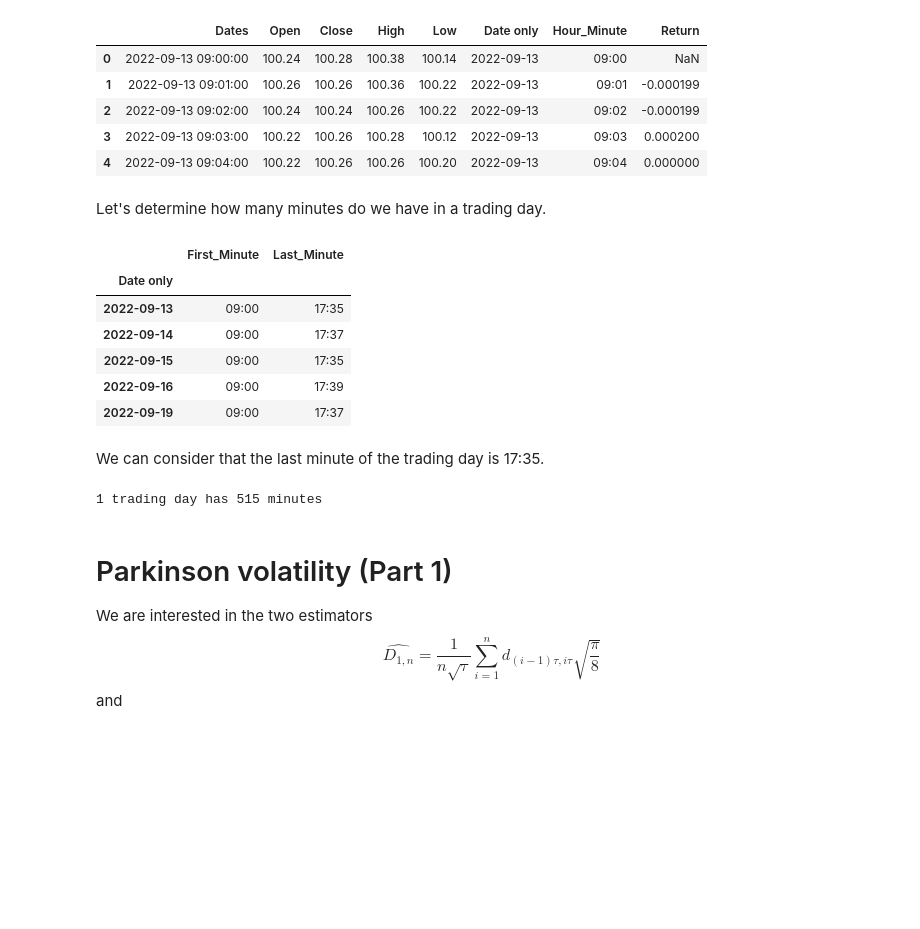
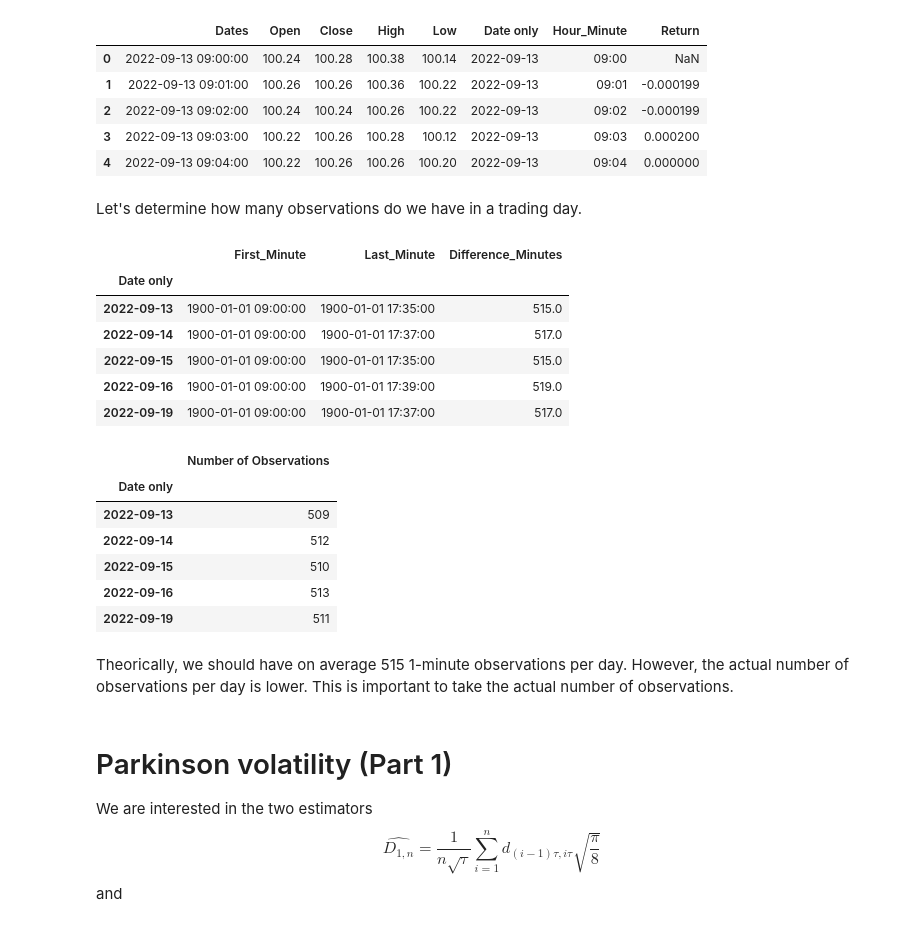
Before and after one commit to dianemans/Proj1_NPFD, a Jupyter notebook: M. Garcin/Project Part 1_serial dependence of Parkinson volatility.ipynb, the cells around one changed output. Drawn from its saved outputs; the diff is of its cells as text; code cells hidden in the pictures; blank space fills up the shorter version.

```diff
--- a/M. Garcin/Project Part 1_serial dependence of Parkinson volatility.ipynb
+++ b/M. Garcin/Project Part 1_serial dependence of Parkinson volatility.ipynb
@@ -47,31 +47,52 @@ data_AIR.head()
 | 3 | 2022-09-13 09:03:00 | 100.22 | 100.26 | 100.28 | 100.12 | 2022-09-13 | 09:03 | 0.000200 |
 | 4 | 2022-09-13 09:04:00 | 100.22 | 100.26 | 100.26 | 100.20 | 2022-09-13 | 09:04 | 0.000000 |
 # %% [markdown]
-Let's determine how many minutes do we have in a trading day.
+Let's determine how many observations do we have in a trading day.
 # %%
 # Group by 'Date only' and get the first and last minute for each date
 first_last_minutes = data_AIR.groupby('Date only').agg({'Hour_Minute': ['first', 'last']})
 
 # Flatten the MultiIndex columns
 first_last_minutes.columns = ['First_Minute', 'Last_Minute']
 
+# Specify the datetime format
+datetime_format = '%H:%M'  # Adjust this format to match your datetime strings
+
+# Calculate the difference in minutes between the first and last minute
+first_last_minutes['First_Minute'] = pd.to_datetime(first_last_minutes['First_Minute'], format=datetime_format)
+first_last_minutes['Last_Minute'] = pd.to_datetime(first_last_minutes['Last_Minute'], format=datetime_format)
+first_last_minutes['Difference_Minutes'] = (first_last_minutes['Last_Minute'] - first_last_minutes['First_Minute']).dt.total_seconds() / 60
+
 first_last_minutes.head()
 # %% [output]
-|  | First_Minute | Last_Minute |
-| Date only |  |  |
-| 2022-09-13 | 09:00 | 17:35 |
-| 2022-09-14 | 09:00 | 17:37 |
-| 2022-09-15 | 09:00 | 17:35 |
-| 2022-09-16 | 09:00 | 17:39 |
-| 2022-09-19 | 09:00 | 17:37 |
+|  | First_Minute | Last_Minute | Difference_Minutes |
+| Date only |  |  |  |
+| 2022-09-13 | 1900-01-01 09:00:00 | 1900-01-01 17:35:00 | 515.0 |
+| 2022-09-14 | 1900-01-01 09:00:00 | 1900-01-01 17:37:00 | 517.0 |
+| 2022-09-15 | 1900-01-01 09:00:00 | 1900-01-01 17:35:00 | 515.0 |
+| 2022-09-16 | 1900-01-01 09:00:00 | 1900-01-01 17:39:00 | 519.0 |
+| 2022-09-19 | 1900-01-01 09:00:00 | 1900-01-01 17:37:00 | 517.0 |
-# %% [markdown]
-We can consider that the last minute of the trading day is 17:35.
-# %%
-# Calculate the number of minute per day
-minutes_per_day = 60 * 8 + 35
-print(f'1 trading day has {minutes_per_day} minutes')
-# %% [output]
-1 trading day has 515 minutes
+# %%
+obs_per_day = data_AIR.groupby('Date only').size()
+
+# Convert the result to a DataFrame for better readability (optional)
+obs_per_day = obs_per_day.reset_index(name='Number of Observations')
+
+# Reindex the DataFrame
+obs_per_day = obs_per_day.set_index('Date only')
+
+# Display the result
+obs_per_day.head()
+# %% [output]
+|  | Number of Observations |
+| Date only |  |
+| 2022-09-13 | 509 |
+| 2022-09-14 | 512 |
+| 2022-09-15 | 510 |
+| 2022-09-16 | 513 |
+| 2022-09-19 | 511 |
+# %% [markdown]
+Theorically, we should have on average 515 1-minute observations per day. However, the actual number of observations per day is lower. This is important to take the actual number of observations.
 # %% [markdown]
 # Parkinson volatility (Part 1)
 
```
Also changed, not shown: parts of 14 cells of this notebook.
